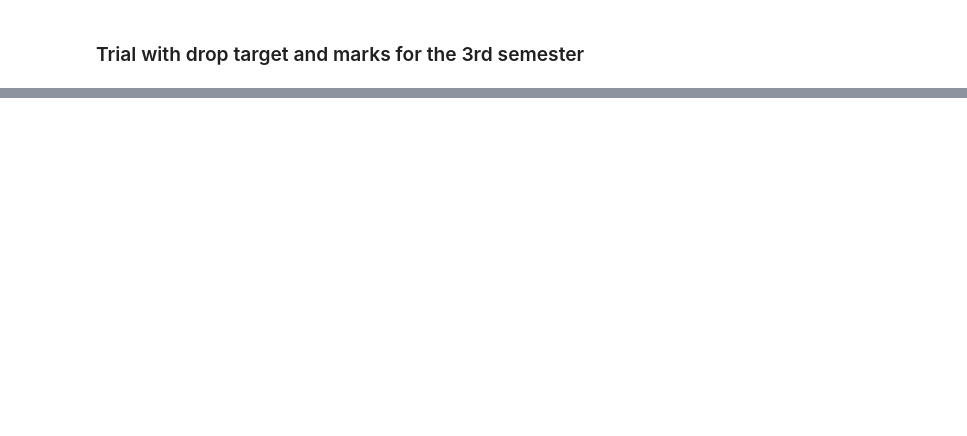
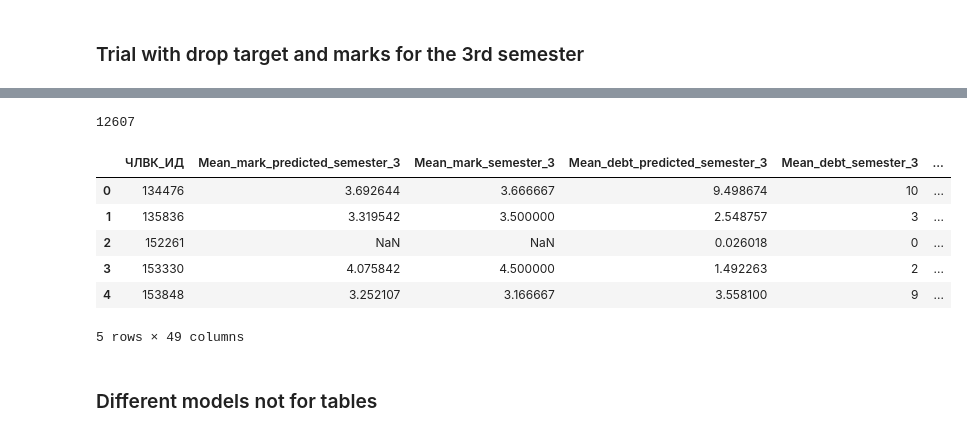
Before and after one commit to Vrungell/Like-a-cloud-for-2-clusters, a Jupyter notebook: processing_targets_model.ipynb, the cells around one changed output, grey strips where cells are left out. Cells and saved outputs as stored; diff of their text form; code cells hidden in the pictures; blank space fills up the shorter version.

```diff
--- a/processing_targets_model.ipynb
+++ b/processing_targets_model.ipynb
@@ -401,0 +595,4 @@ catb_imp
+# %%
+len(predictions_mean_mark_true[2])
+# %% [output]
+12607
@@ -402 +613,13 @@ catb_imp
+# %%
+students_results.head()
+# %% [output]
+|  | ЧЛВК_ИД | Mean_mark_predicted_semester_3 | Mean_mark_semester_3 | Mean_debt_predicted_semester_3 | Mean_debt_semester_3 | ... |
+| 0 | 134476 | 3.692644 | 3.666667 | 9.498674 | 10 | ... |
+| 1 | 135836 | 3.319542 | 3.500000 | 2.548757 | 3 | ... |
+| 2 | 152261 | NaN | NaN | 0.026018 | 0 | ... |
+| 3 | 153330 | 4.075842 | 4.500000 | 1.492263 | 2 | ... |
+| 4 | 153848 | 3.252107 | 3.166667 | 3.558100 | 9 | ... |
+5 rows × 49 columns
+# %% [markdown]
+### Different models not for tables
 # %%
```
Also changed, not shown: parts of 94 cells of this notebook, 16 other files.
